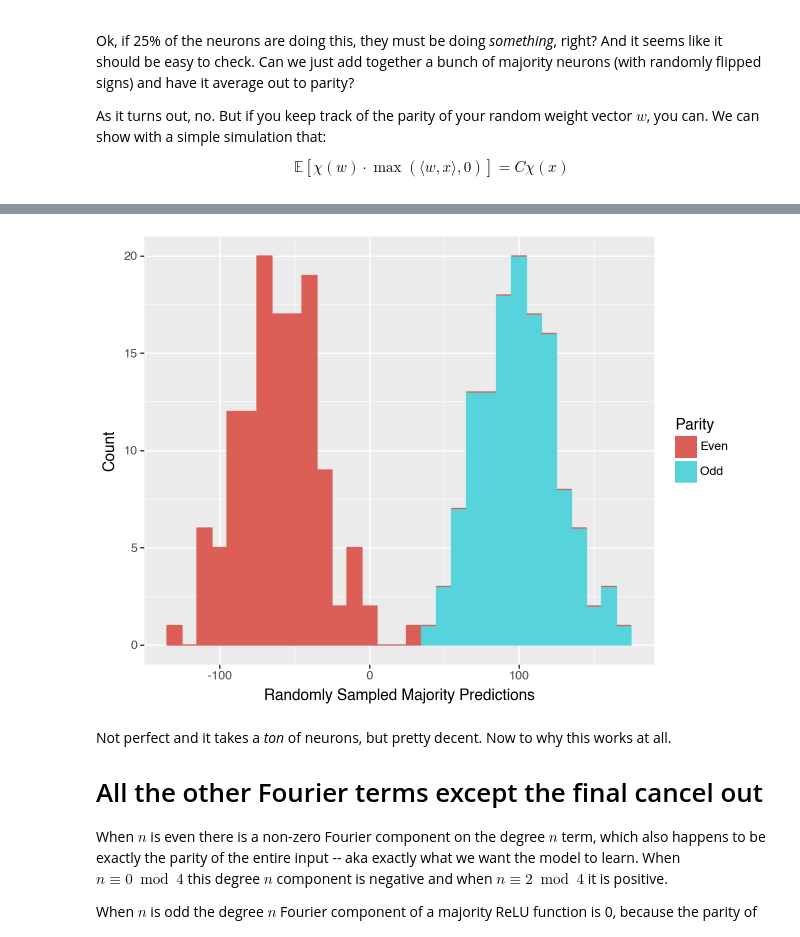
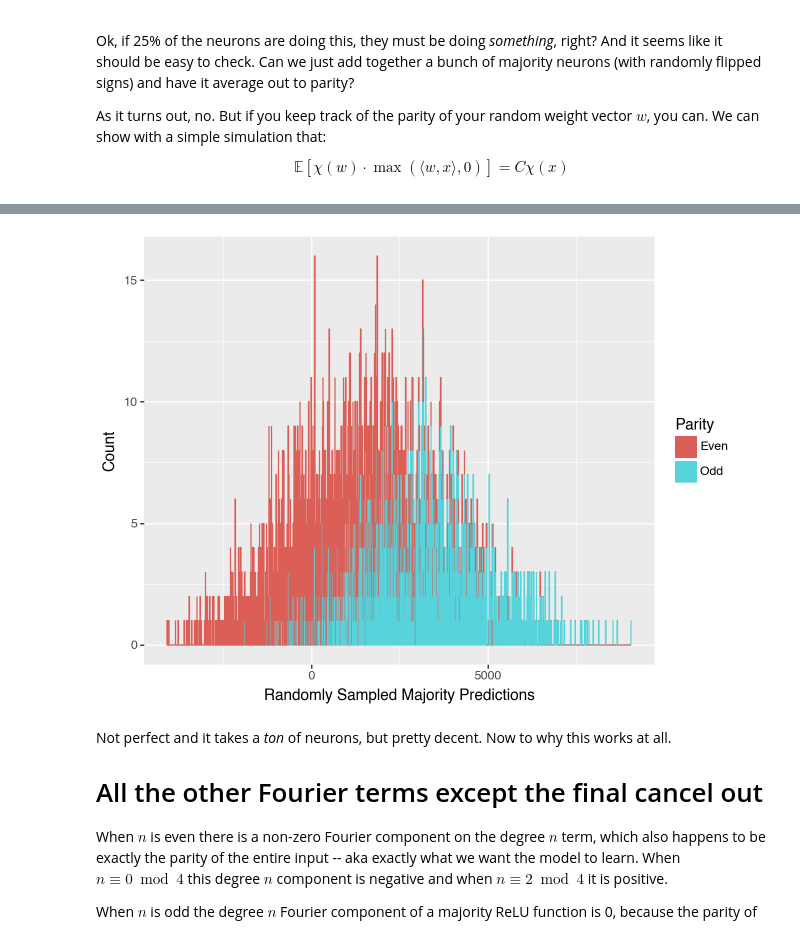
Before and after one commit to dashstander/deep-parity, a Jupyter notebook: parity_one_layer_preliminary.ipynb, the cells around one changed output, grey strips where cells are left out. Drawn from its saved outputs; the diff is of its cells as text; code cells hidden in the pictures.

```diff
--- a/parity_one_layer_preliminary.ipynb
+++ b/parity_one_layer_preliminary.ipynb
@@ -240,43 +370,44 @@ from torch.nn.functional import relu
 def rademacher(shape):
     """A helper to sample from the boolean cube for random weight vectors """
     return torch.sign(torch.bernoulli(torch.full(shape, 0.5)) - 0.5)
+
 
 def parity(x):
     """ A helper for plotting our random model's predictions"""
     match x:
         case 1:
             return 'Even'
         case -1:
             return 'Odd'
         case _:
             raise ValueError('Must be 1 or -1')
 
 
-n = 8
-num_neurons = 2 ** (n + 1) # Twice as many as elements of small_cube
+n = 11
+num_neurons = 2 ** (16) # Twice as many as elements of small_cube
 small_cube = torch.from_numpy(generate_all_binary_arrays(n))
 
-W_rand = rademacher((num_neurons, n))
-output_weights = W_rand.prod(dim=1) # set the "output" weights to the parity of W
+W_rand = randperms(num_neurons)
+output_weights = torch.sign(W_rand).prod(dim=1) # set the "output" weights to the parity of W
 
 rand_predictions = output_weights @ relu(W_rand @ small_cube.T)
 
 
 data = {
     'preds': rand_predictions.detach().numpy(),
     'parity': [parity(int(x.item())) for x in small_cube.prod(dim=1)],
 }
 
 
 df = pl.DataFrame(data)
 
 (
     ggplot(df, aes(x='preds', color='parity', fill='parity'))
     + geom_histogram(binwidth=10)
     + labs(x = 'Randomly Sampled Majority Predictions', y = 'Count', fill='Parity', color='Parity')
 )
 # %% [output]
-[figure, old version]
+[figure, new version]
 # %% [markdown]
 Not perfect and it takes a _ton_ of neurons, but pretty decent. Now to why this works at all.
 
```
Also changed, not shown: parts of 9 cells of this notebook, 10 other files.
